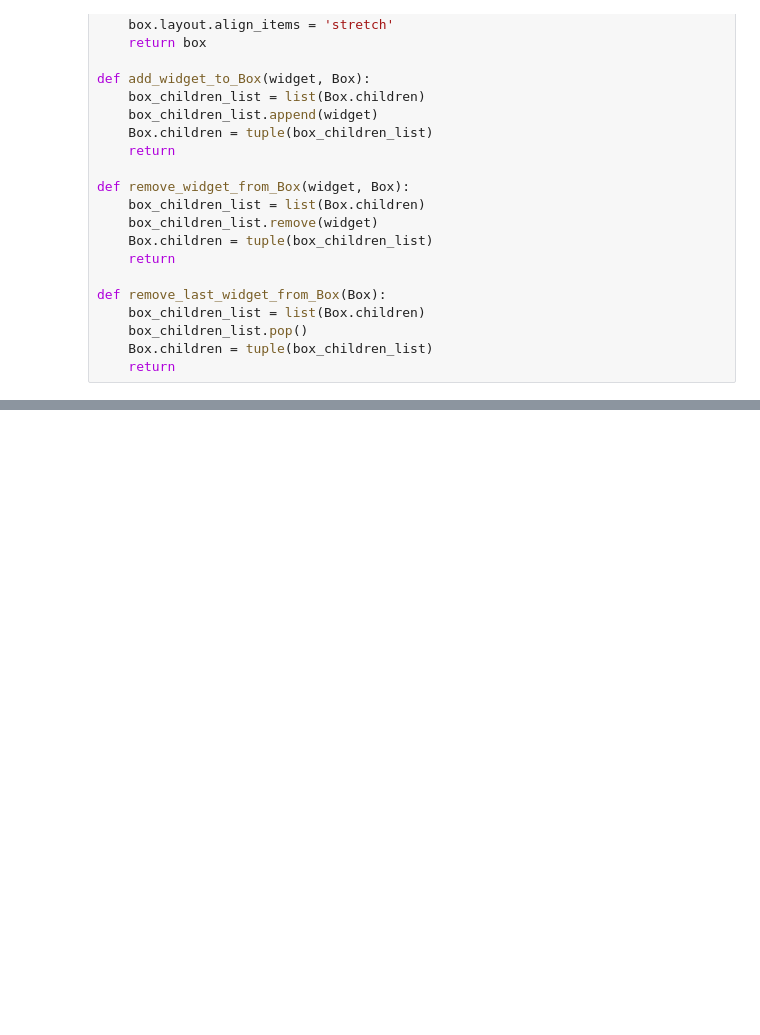
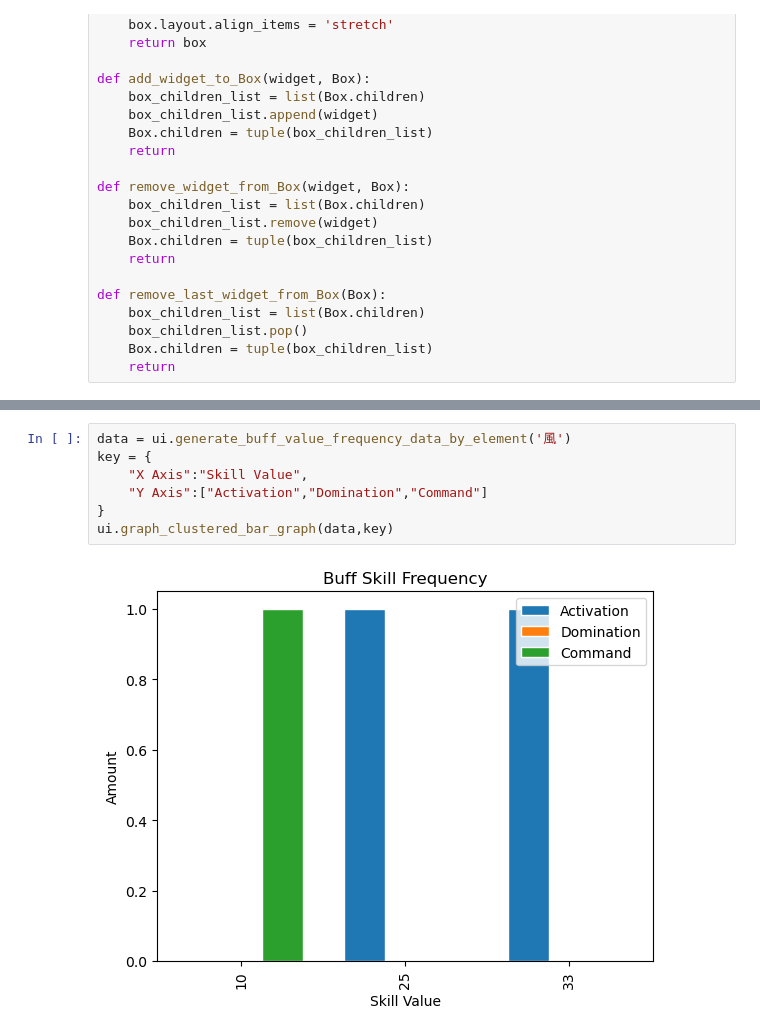
Before and after one commit to Spectrolithium/Death-By-1000-Tags, a Jupyter notebook: project_single_cat.ipynb, the cells around one changed output, grey strips where cells are left out. Drawn from its saved outputs; the diff is of its cells as text; blank space fills up the shorter version.

```diff
--- a/project_single_cat.ipynb
+++ b/project_single_cat.ipynb
@@ -509,0 +1228,9 @@ display(ui.filter_df)
+# %%
+data = ui.generate_buff_value_frequency_data_by_element('風')
+key = {
+    "X Axis":"Skill Value",
+    "Y Axis":["Activation","Domination","Command"]
+}
+ui.graph_clustered_bar_graph(data,key)
+# %% [output]
+[figure, added]
```
Also changed, not shown: parts of 22 cells of this notebook.
